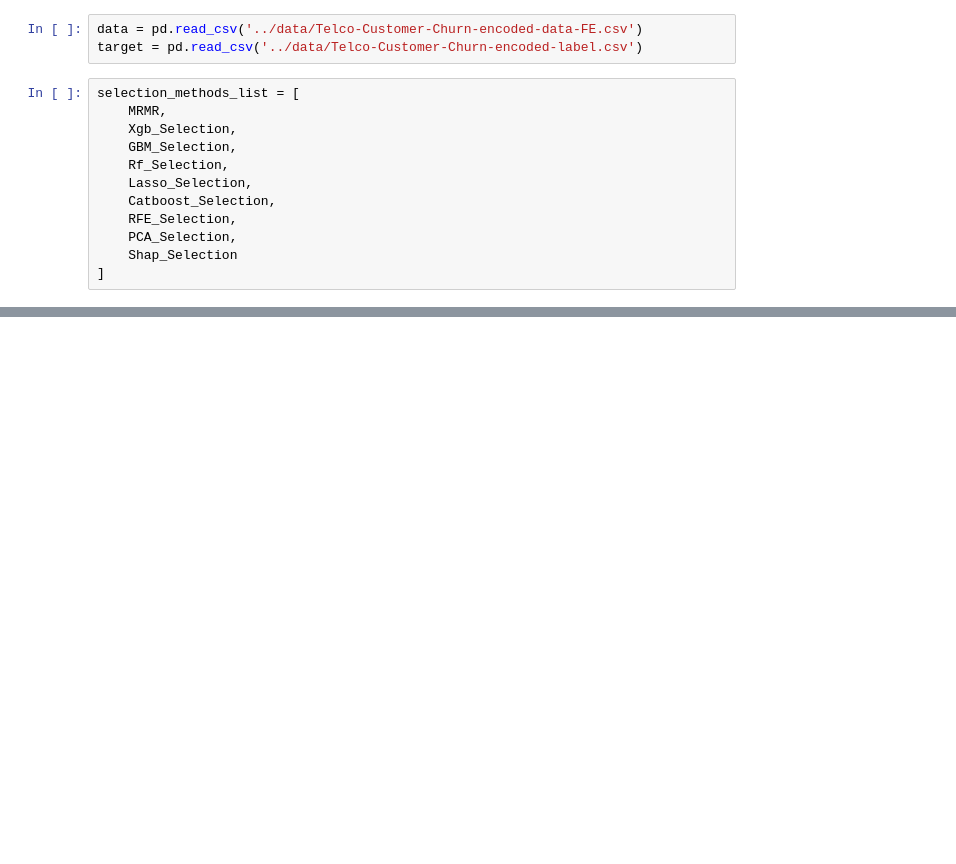
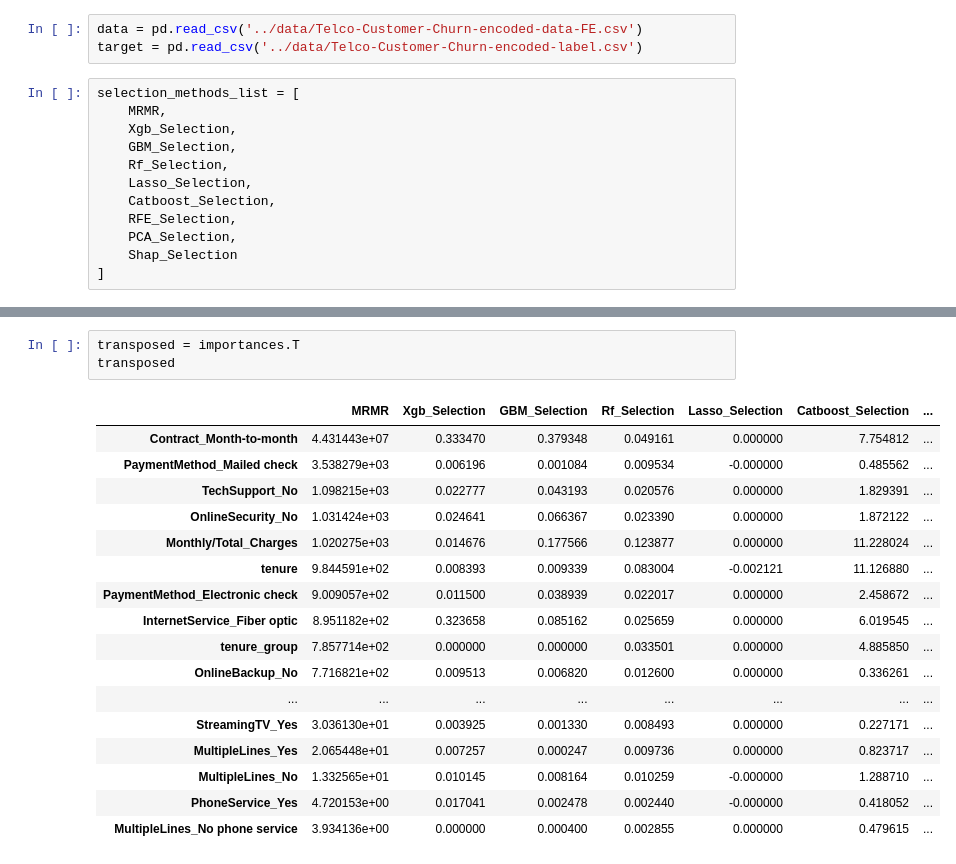
Before and after one commit to Zark-ML/churn_prediction, a Jupyter notebook: feature_selection/feature_selection.ipynb, the cells around one changed output, grey strips where cells are left out. Cells and saved outputs as stored; diff of their text form; blank space fills up the shorter version.

```diff
--- a/feature_selection/feature_selection.ipynb
+++ b/feature_selection/feature_selection.ipynb
@@ -144,0 +175,21 @@ KeyboardInterrupt:
+# %%
+transposed = importances.T
+transposed
+# %% [output]
+|  | MRMR | Xgb_Selection | GBM_Selection | Rf_Selection | Lasso_Selection | Catboost_Selection | ... |
+| Contract_Month-to-month | 4.431443e+07 | 0.333470 | 0.379348 | 0.049161 | 0.000000 | 7.754812 | ... |
+| PaymentMethod_Mailed check | 3.538279e+03 | 0.006196 | 0.001084 | 0.009534 | -0.000000 | 0.485562 | ... |
+| TechSupport_No | 1.098215e+03 | 0.022777 | 0.043193 | 0.020576 | 0.000000 | 1.829391 | ... |
+| OnlineSecurity_No | 1.031424e+03 | 0.024641 | 0.066367 | 0.023390 | 0.000000 | 1.872122 | ... |
+| Monthly/Total_Charges | 1.020275e+03 | 0.014676 | 0.177566 | 0.123877 | 0.000000 | 11.228024 | ... |
+| tenure | 9.844591e+02 | 0.008393 | 0.009339 | 0.083004 | -0.002121 | 11.126880 | ... |
+| PaymentMethod_Electronic check | 9.009057e+02 | 0.011500 | 0.038939 | 0.022017 | 0.000000 | 2.458672 | ... |
+| InternetService_Fiber optic | 8.951182e+02 | 0.323658 | 0.085162 | 0.025659 | 0.000000 | 6.019545 | ... |
+| tenure_group | 7.857714e+02 | 0.000000 | 0.000000 | 0.033501 | 0.000000 | 4.885850 | ... |
+| OnlineBackup_No | 7.716821e+02 | 0.009513 | 0.006820 | 0.012600 | 0.000000 | 0.336261 | ... |
+| ... | ... | ... | ... | ... | ... | ... | ... |
+| StreamingTV_Yes | 3.036130e+01 | 0.003925 | 0.001330 | 0.008493 | 0.000000 | 0.227171 | ... |
+| MultipleLines_Yes | 2.065448e+01 | 0.007257 | 0.000247 | 0.009736 | 0.000000 | 0.823717 | ... |
+| MultipleLines_No | 1.332565e+01 | 0.010145 | 0.008164 | 0.010259 | -0.000000 | 1.288710 | ... |
+| PhoneService_Yes | 4.720153e+00 | 0.017041 | 0.002478 | 0.002440 | -0.000000 | 0.418052 | ... |
+| MultipleLines_No phone service | 3.934136e+00 | 0.000000 | 0.000400 | 0.002855 | 0.000000 | 0.479615 | ... |
```
Also changed, not shown: parts of 16 cells of this notebook, 26 other files.
